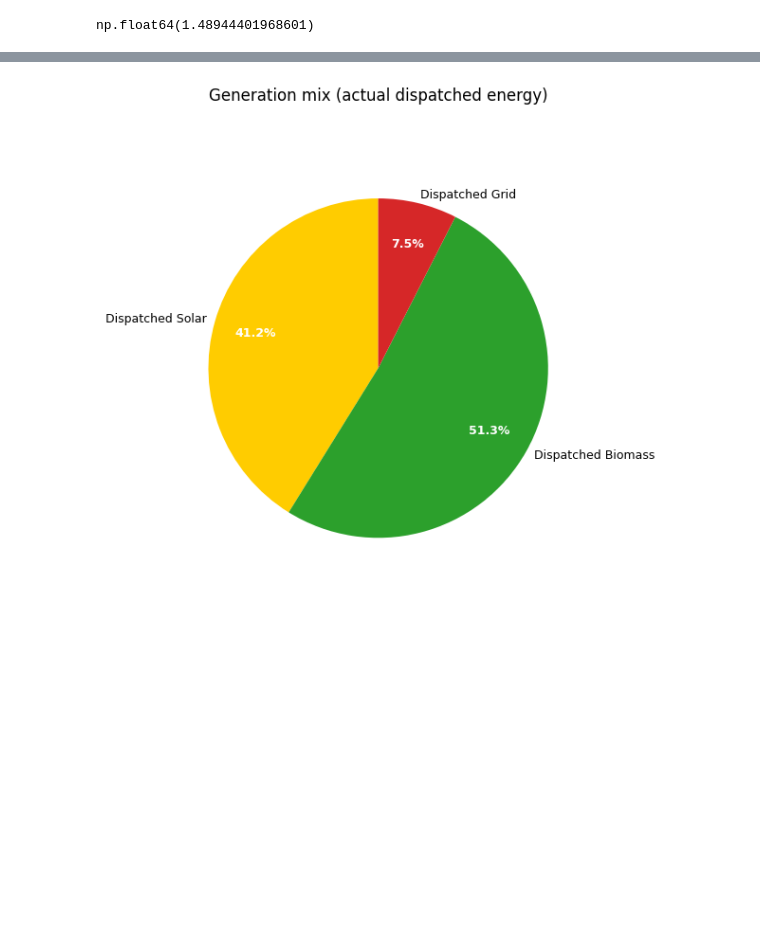
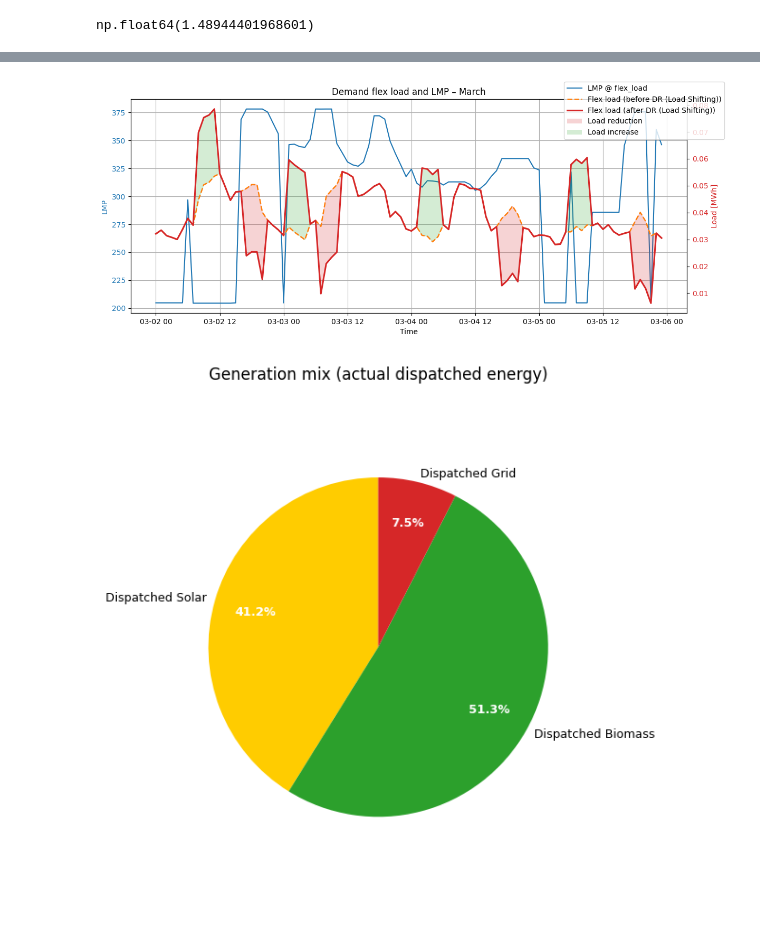
Before and after one commit to Moaztub/Master_thesis, a Jupyter notebook: DSM_MILP.ipynb, the cells around one changed output, grey strips where cells are left out. Saved outputs shown, nothing was run; the diff lists cells and outputs as text; code cells hidden in the pictures; blank space fills up the shorter version.

```diff
--- a/DSM_MILP.ipynb
+++ b/DSM_MILP.ipynb
@@ -1173,6 +1327,3 @@ Check daily energy neutrality (SoC start/end):
-# %%
-dsm_fixed = net.stores_t.p["DSM"]
-#dsm_fixed
 # %%
 charging_links = [f"{col.replace(' ', '_').replace('(', '').replace(')', '').replace('-', '_')}_charge"
                   for col in charging_profiles.columns]
@@ -1605,3 +1786,74 @@ plt.tight_layout(); plt.show()
+# %%
+fig, ax1 = plt.subplots(figsize=(12, 5))
+start = "2023-03-02"
+end   = "2023-03-05"
+
+# LMP (left axis)
+lmp = net.buses_t.marginal_price["flex_load"].loc[start:end]
+ax1.plot(lmp.index, lmp, color="tab:blue", label="LMP @ flex_load")
+ax1.set_xlabel("Time")
+ax1.set_ylabel("LMP", color="tab:blue")
+ax1.tick_params(axis="y", labelcolor="tab:blue")
+ax1.grid(True, which="both", axis="both")
+
+# Original and shifted loads (right axis)
+orig = tot_flex_load["tot_demand_flex_load_variants_[MWh]"].loc[start:end]
+dsm_aligned = dsm_fixed.reindex(orig.index).fillna(0)
+new_flex = (orig - dsm_aligned)
+
+ax2 = ax1.twinx()
+line_orig, = ax2.plot(orig.index, orig, color="tab:orange", linestyle="--", linewidth=1.8,
+                      label="Flex load (before DR (Load Shifting))")
+line_new,  = ax2.plot(new_flex.index, new_flex, color="tab:red", linewidth=2.2,
+                      label="Flex load (after DR (Load Shifting))")
+ax2.set_ylabel("Load [MWh]", color="tab:red")
+ax2.tick_params(axis="y", labelcolor="tab:red")
+
+# Masks for reduction/increase
+reduced_mask  = (orig > new_flex)
+increase_mask = (new_flex > orig)
+
+# Shaded areas
+reduction_patch = None
+increase_patch  = None
+
+if reduced_mask.any():
+    ax2.fill_between(
+        orig.index, orig, new_flex,
+        where=reduced_mask, interpolate=True,
+        color="tab:red", alpha=0.2
+    )
+    reduction_patch = Patch(facecolor="tab:red", alpha=0.2, label="Load reduction")
+
+if increase_mask.any():
+    ax2.fill_between(
+        orig.index, orig, new_flex,
+        where=increase_mask, interpolate=True,
+        color="tab:green", alpha=0.2
+    )
+    increase_patch = Patch(facecolor="tab:green", alpha=0.2, label="Load increase")
+
+plt.title("Demand flex load and LMP – March")
+
+# Legend (lines + shaded area patches)
+lines1, labels1 = ax1.get_legend_handles_labels()
+lines2, labels2 = ax2.get_legend_handles_labels()
+handles = lines1 + lines2
+labels  = labels1 + labels2
+
+if reduction_patch is not None:
+    handles.append(reduction_patch)
+    labels.append("Load reduction")
+if increase_patch is not None:
+    handles.append(increase_patch)
+    labels.append("Load increase")
+
+fig.legend(handles, labels, loc="upper right", frameon=True)
+
+fig.tight_layout()
+plt.show()
+# %% [output]
+[figure, added]
 # %%
 import matplotlib.pyplot as plt
 
```
Also changed, not shown: parts of 50 cells of this notebook.
